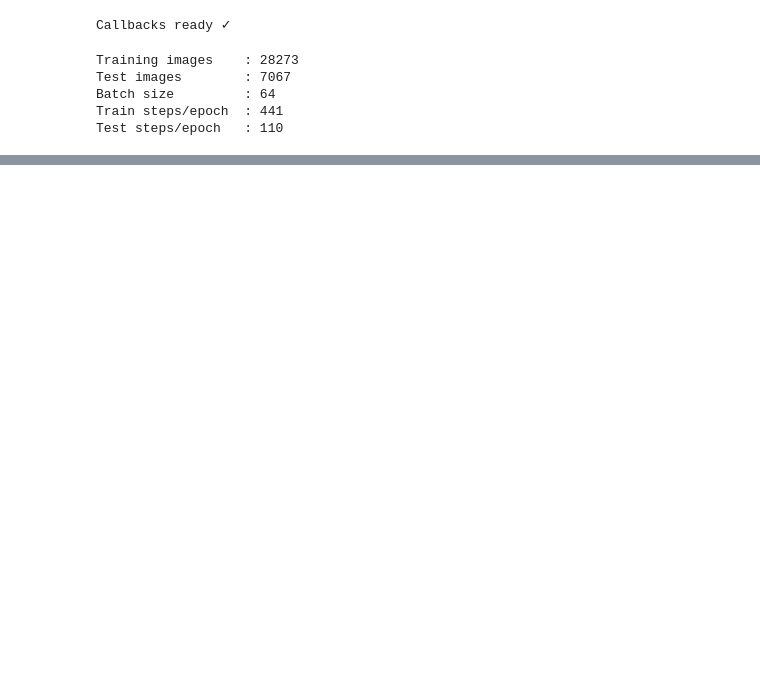
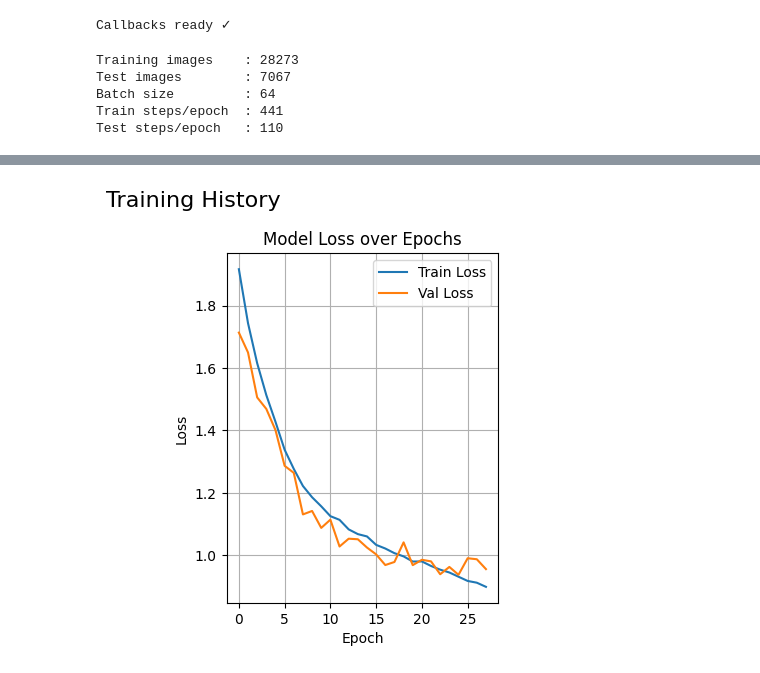
Before and after one commit to springboardmentor442n-coder/Emotion-Detection-and-Music-Recommendation-System, a Jupyter notebook: springboard-1.ipynb, the cells around one changed output, grey strips where cells are left out. Saved outputs shown, nothing was run; the diff lists cells and outputs as text; code cells hidden in the pictures; blank space fills up the shorter version.

```diff
--- a/springboard-1.ipynb
+++ b/springboard-1.ipynb
@@ -633,0 +727,25 @@ Epoch 6: val_accuracy improved from 0.44148 to 0.45284, saving model to best_mod
+# %%
+# ============================================================
+# 8B. LOSS PLOT
+# shows how loss changed every epoch
+# loss = how wrong the model is
+# we want this to go DOWN over time
+# ============================================================
+
+plt.subplot(1, 2, 2)
+# position 2 — right side of the figure
+
+plt.plot(history.history['loss'], label='Train Loss')
+plt.plot(history.history['val_loss'], label='Val Loss')
+
+plt.title('Model Loss over Epochs')
+plt.xlabel('Epoch')
+plt.ylabel('Loss')
+plt.legend()
+plt.grid(True)
+
+plt.suptitle('Training History', fontsize=16)
+plt.tight_layout()
+plt.show()
+# %% [output]
+[figure, added]
```
Also changed, not shown: parts of 11 cells of this notebook.
